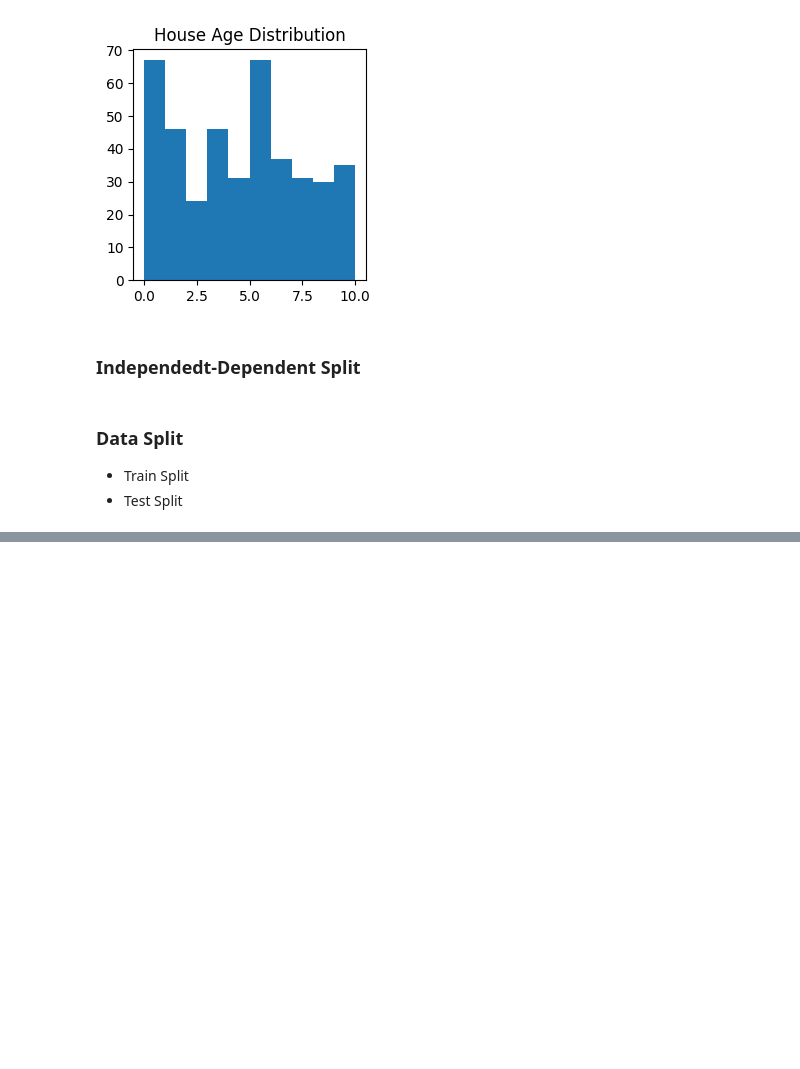
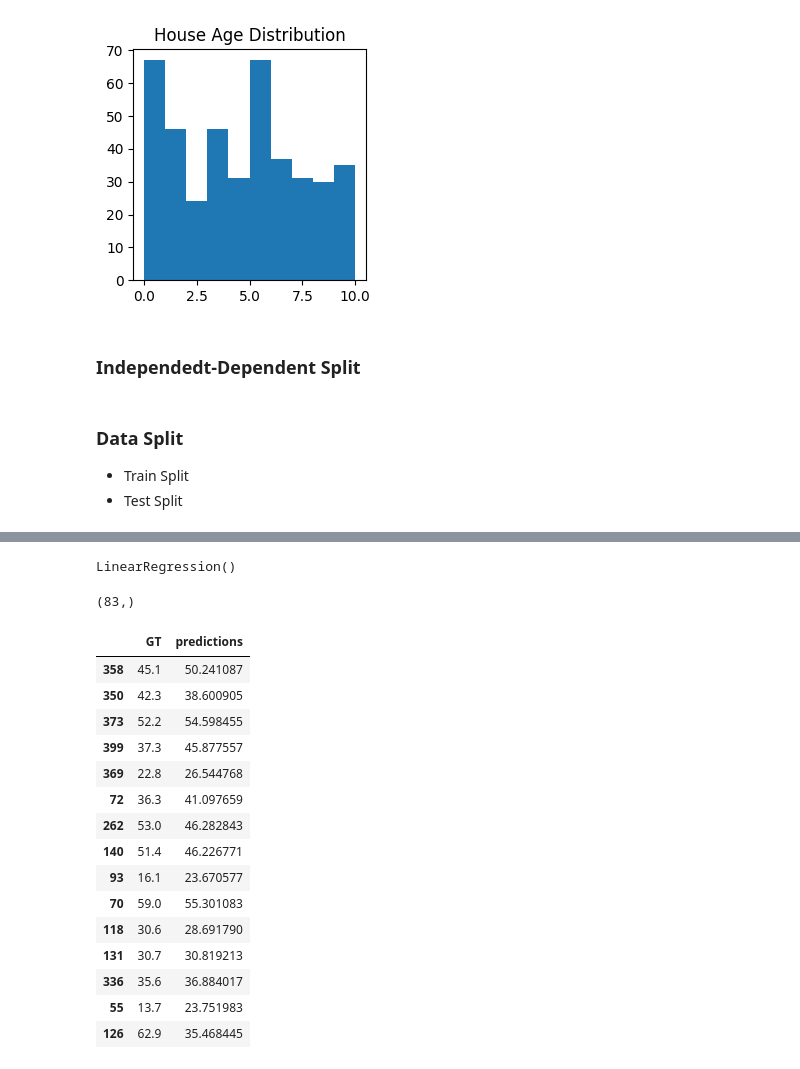
Before and after one commit to atullya/Python_NCCS, a Jupyter notebook: 21_linear-legression.ipynb, the cells around one changed output, grey strips where cells are left out. Saved outputs shown, nothing was run; the diff lists cells and outputs as text; code cells hidden in the pictures; blank space fills up the shorter version.

```diff
--- a/21_linear-legression.ipynb
+++ b/21_linear-legression.ipynb
@@ -173,3 +176,5 @@ plt.show()
 - Test Split
 # %%
 from sklearn.model_selection import train_test_split
+# %%
+X_train,X_test,y_train,y_test=train_test_split(x,y,test_size=0.2,random_state=42)
@@ -175,0 +187,36 @@ from sklearn.model_selection import train_test_split
+# %%
+lr_model=LinearRegression()
+# %%
+lr_model.fit(X_train,y_train)
+# %% [output]
+LinearRegression()
+# %%
+predictions=lr_model.predict(X_test)
+# %%
+predictions.shape
+# %% [output]
+(83,)
+# %%
+d={
+    'GT':y_test,
+    'predictions':predictions
+}
+comparision_df=pd.DataFrame(d)
+comparision_df.head(15)
+# %% [output]
+|  | GT | predictions |
+| 358 | 45.1 | 50.241087 |
+| 350 | 42.3 | 38.600905 |
+| 373 | 52.2 | 54.598455 |
+| 399 | 37.3 | 45.877557 |
+| 369 | 22.8 | 26.544768 |
+| 72 | 36.3 | 41.097659 |
+| 262 | 53.0 | 46.282843 |
+| 140 | 51.4 | 46.226771 |
+| 93 | 16.1 | 23.670577 |
+| 70 | 59.0 | 55.301083 |
+| 118 | 30.6 | 28.691790 |
+| 131 | 30.7 | 30.819213 |
+| 336 | 35.6 | 36.884017 |
+| 55 | 13.7 | 23.751983 |
+| 126 | 62.9 | 35.468445 |
```
Also changed, not shown: parts of 4 cells of this notebook.
